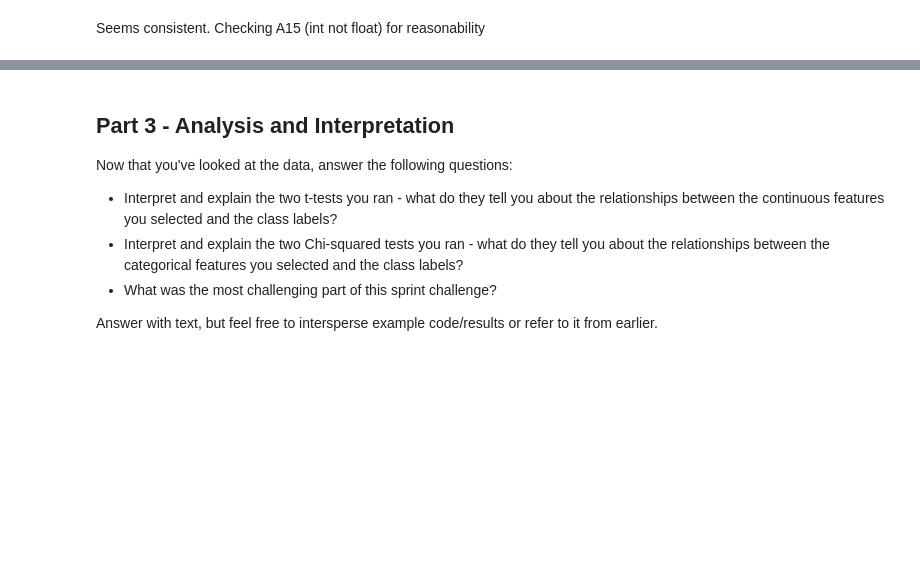
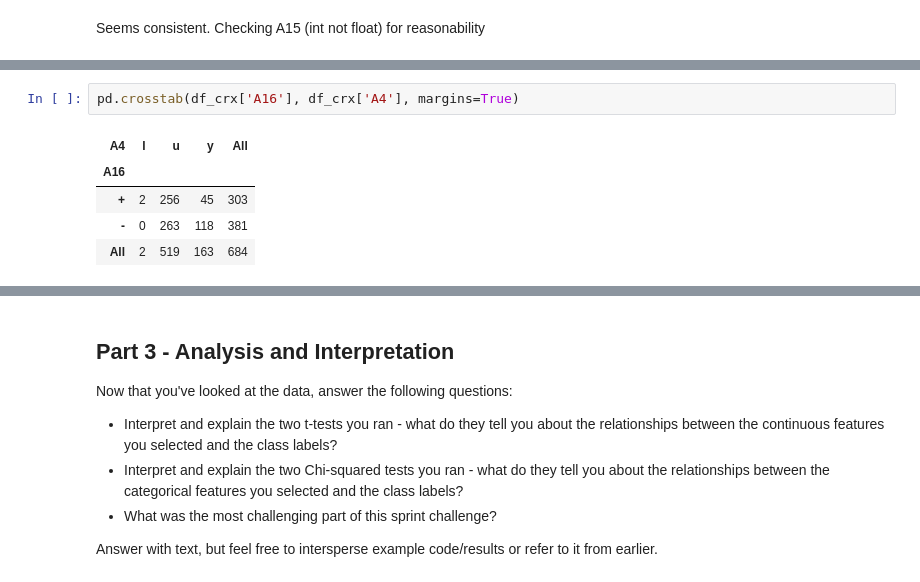
Before and after one commit to AdrianduPlessis/DS-Unit-1-Sprint-3-Statistical-Tests-and-Experiments, a Jupyter notebook: DS_Unit_1_Sprint_Challenge_3.ipynb, the cells around one changed output, grey strips where cells are left out. Saved outputs shown, nothing was run; the diff lists cells and outputs as text; blank space fills up the shorter version.

```diff
--- a/DS_Unit_1_Sprint_Challenge_3.ipynb
+++ b/DS_Unit_1_Sprint_Challenge_3.ipynb
@@ -156,0 +303,8 @@ This is challenging, so manage your time and aim for a baseline of at least runn
+# %%
+pd.crosstab(df_crx['A16'], df_crx['A4'], margins=True)
+# %% [output]
+| A4 | l | u | y | All |
+| A16 |  |  |  |  |
+| + | 2 | 256 | 45 | 303 |
+| - | 0 | 263 | 118 | 381 |
+| All | 2 | 519 | 163 | 684 |
```
Also changed, not shown: parts of 46 cells of this notebook.
